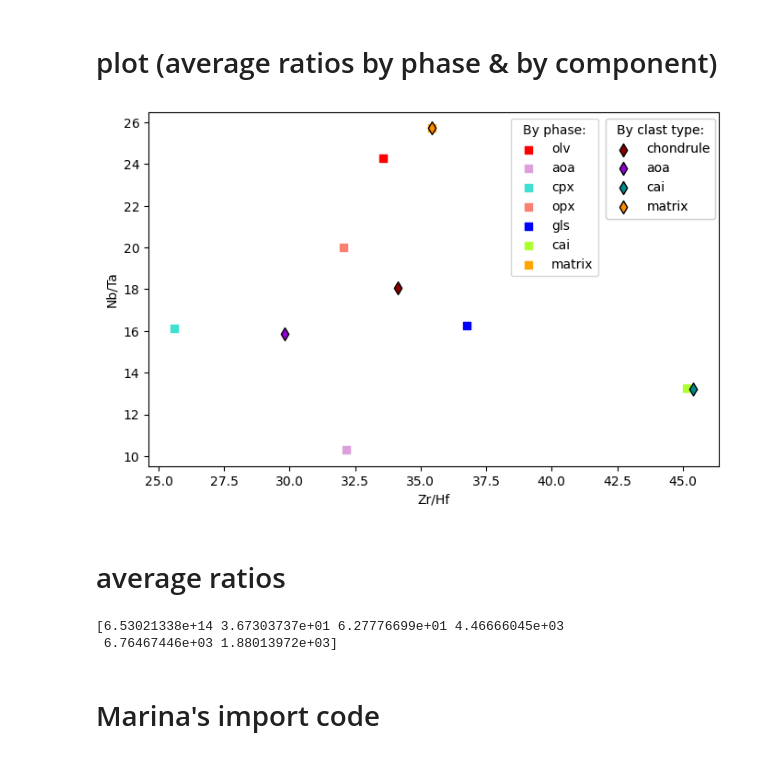
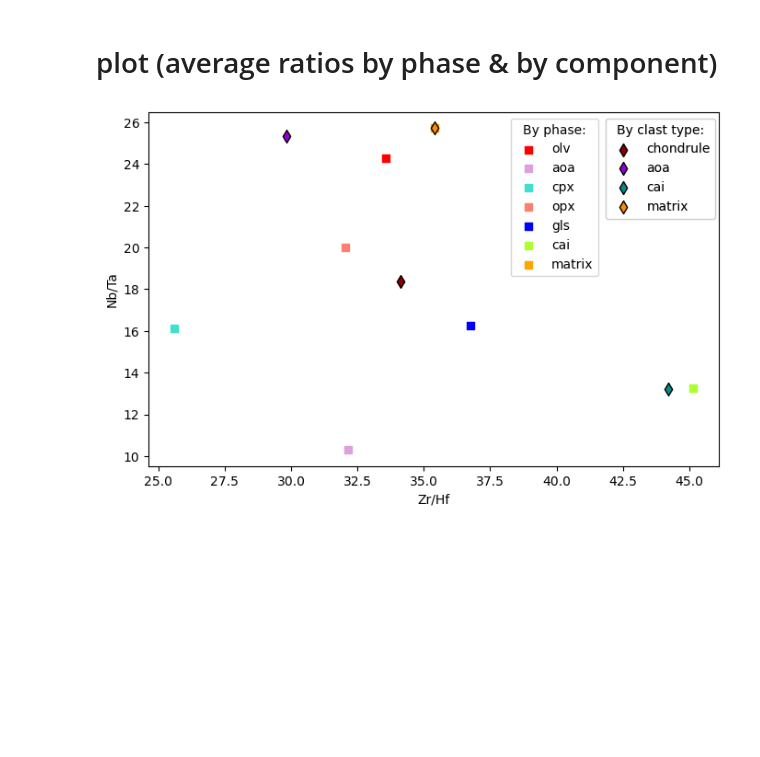
Before and after one commit to JGCAITLIN/HFSE, a Jupyter notebook: prelim_plotting.ipynb, the cells around one changed output. Drawn from its saved outputs; the diff is of its cells as text; code cells hidden in the pictures; blank space fills up the shorter version.

```diff
--- a/prelim_plotting.ipynb
+++ b/prelim_plotting.ipynb
@@ -33,6 +33,9 @@ data_2022
 | 410 | 414 | 261.0 | 6/29/22 | 2022 | BIR-65 | BIR | standard | NaN | NaN | 1 | ... |
 | 411 | 415 | 262.0 | 6/29/22 | 2022 | BIR-65 | BIR | standard | NaN | NaN | 1 | ... |
 412 rows × 589 columns
+# %%
+#adding Tm/Lu column to indentify type II clasts
+data_2022['Tm/Lu'] = data_2022.apply(lambda row: row['Tm169_ppm_mean']/row['Lu175_ppm_mean'], axis=1)
 # %% [markdown]
 ## 2019 data
 # %%
@@ -52,10 +55,13 @@ data_2019
 | 235 | 236 | 7/18/19 | 2019 | 13 | 85micron_18 | 612 | 612 | standard | NaN | ... |
 | 236 | 237 | 7/18/19 | 2019 | 13 | 85micron_19 | 610 | 610 | standard | NaN | ... |
 237 rows × 564 columns
+# %%
+#adding Tm/Lu column to indentify type II clasts
+data_2019['Tm/Lu'] = data_2019.apply(lambda row: row['Tm169_ppm_mean']/row['Lu175_ppm_mean'], axis=1)
 # %% [markdown]
 # Data finder function
 # %%
-def sub_df(pd_df, meteorite='all', obj='all', spots='all', phase='all', element='all', comp='all', dtype='mean', array='off'):
+def sub_df(pd_df, meteorite='all', obj='all', spots='all', phase='all', element='all', comp='all', dtype='mean', array='on'):
 
     #note:
     # - can only grab one object
@@ -105,9 +111,8 @@ def sub_df(pd_df, meteorite='all', obj='all', spots='all', phase='all', element=
                 if ('Hf' in x) and ('ppm' in x) and (dtype in x):
                     hf = x
 
-            df       = df[[zr, hf]]
-            df[df<0] = np.nan
-            df['Zr/Hf'] = df.apply(lambda row: row[-2]/row[-1], axis=1)
+            df = df.loc[:, [zr, hf]].clip(lower=0).replace(0, np.nan)
+            df['Zr/Hf'] = df.apply(lambda row: row[-2] / row[-1], axis=1)
             df = df.merge(data_names, left_index=True, right_index=True)
             df = df.set_index(['LA_Name'])
 
@@ -123,21 +128,30 @@ def sub_df(pd_df, meteorite='all', obj='all', spots='all', phase='all', element=
                 if ('Ta' in x) and ('ppm' in x) and (dtype in x):
                     ta = x
 
-            df       = df[[nb, ta]]
-            df[df<0] = np.nan
-            df['Nb/Ta'] = df.apply(lambda row: row[-2]/row[-1], axis=1)
+            df = df.loc[:, [nb, ta]].clip(lower=0).replace(0, np.nan)  # Using .loc to assign values and clipping negative values to NaN
+            df['Nb/Ta'] = df.apply(lambda row: row[-2] / row[-1], axis=1)
             df = df.merge(data_names, left_index=True, right_index=True)
             df = df.set_index(['LA_Name'])
 
             if array=='on':
                 df = df['Nb/Ta']
 
-        if element != 'Zr/Hf' and element != 'Nb/Ta':
+        if element == 'Tm/Lu':
+            data_names = df['LA_Name']
+            df = df['Tm/Lu']
+            df = pd.concat([data_names, df], axis=1)
+            df = df.set_index(['LA_Name'])
+
+            if array=='on':
+                    df = df['Tm/Lu']
+
+        if element != 'Zr/Hf' and element != 'Nb/Ta' and element != 'Tm/Lu':
 
             for i in range(0, len(element)):
                 for x in col_names:
                     if (element[i] in x) and ('ppm' in x) and (dtype in x):
                         col_grab = np.append(col_grab, x)
+
 
 
 
@@ -488,37 +503,35 @@ ax.add_artist(legend1)
 
 #plotting loop for clasts
 clst_handles = []
 clst_i = 0
 for clst in clasts:
 
     #grabbing data
     d2019_zrhf = sub_df(data_2019, comp=clst, element='Zr/Hf', array='on')
     d2019_nbta = sub_df(data_2019, comp=clst, element='Nb/Ta', array='on')
 
     d2022_zrhf = sub_df(data_2022, comp=clst, element='Zr/Hf', array='on')
     d2022_nbta = sub_df(data_2022, comp=clst, element='Nb/Ta', array='on')
 
     #taking out outliers
 
-    zrhf = np.append(d2019_zrhf, d2022_zrhf)
-    nbta = np.append(d2019_nbta, d2022_nbta)
+    zrhf = np.append(remove_outliers(d2019_zrhf), remove_outliers(d2022_zrhf))
+    nbta = np.append(remove_outliers(d2019_nbta), remove_outliers(d2022_nbta))
 
-    zrhf = remove_outliers(zrhf, threshold=3.5)
-    nbta = remove_outliers(nbta, threshold=3.5)
+    #zrhf = remove_outliers(zrhf, threshold=3.5)
+    #nbta = remove_outliers(nbta, threshold=3.5)
 
     #calculating new averages
     zrhf_mean  = np.nanmean(zrhf)
     nbta_mean  = np.nanmean(nbta)
 
     #plotting
     clst_plot = ax.scatter(zrhf_mean, nbta_mean, color=clst_color[clst_i], marker='d', label=clst, zorder=1, s=50, edgecolor='k')
     clst_handles.append(clst_plot)
     clst_i+=1
 
 # Creating the legend for clasts
 legend2 = ax.legend(handles=clst_handles, title='By clast type:', bbox_to_anchor=(1.005, 1))
 ax.add_artist(legend2);
 # %% [output]
-[figure, old version]
+[figure, new version]
-# %% [markdown]
-# average ratios
@@ -546,7 +537,0 @@ for met in meteorites:
-# %%
-print(zrhf_avg)
-# %% [output]
-[6.53021338e+14 3.67303737e+01 6.27776699e+01 4.46666045e+03
- 6.76467446e+03 1.88013972e+03]
-# %% [markdown]
-# Marina's import code
```
Also changed, not shown: parts of 13 cells of this notebook.
